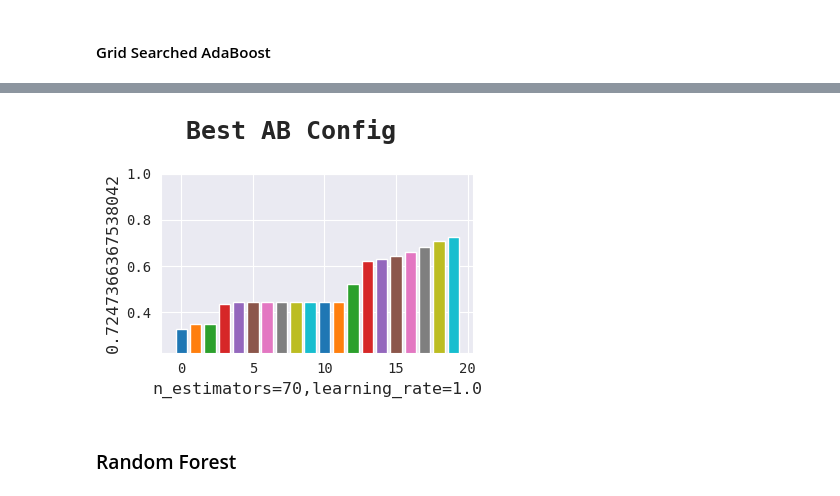
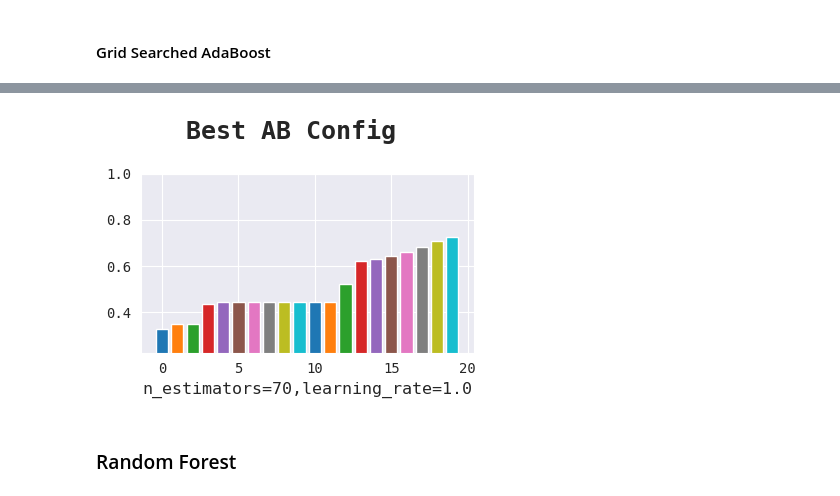
Before and after one commit to SHREYA-1103/Obesity-risk-analysis, a Jupyter notebook: ml_model_analysis.ipynb, the cells around one changed output, grey strips where cells are left out. Saved outputs shown, nothing was run; the diff lists cells and outputs as text; code cells hidden in the pictures.

```diff
--- a/ml_model_analysis.ipynb
+++ b/ml_model_analysis.ipynb
@@ -1057,23 +971,8 @@ chime.info()
 # %% [markdown]
 #### Grid Searched AdaBoost
 # %%
-start_time = time.perf_counter()
-
-history = []
-for n_estimators, learning_rate in itertools.product(
-        range(10, 101, 10),
-        [1.0, 0.1],
-):
-    key = f'n_estimators={n_estimators},learning_rate={learning_rate}'
-    print("Training", key)
-    model = skl.ensemble.AdaBoostClassifier(n_estimators=n_estimators, learning_rate=learning_rate)
-    model.fit(train_x, train_y)
-    history.append([key, {'model': model, 'train score': model.score(train_x, train_y),
-                          'val score': model.score(test_x, test_y)}])
-
-best_score, best_config, best_model = max([[x[1]['val score'], x[0], x[1]['model']] for x in history])
-save_submission('GSAB_' + best_config, best_model, data_test_ids, data_test)
-displayMD(header(4, kv('Best Val Accuracy', best_score)))
-displayMD(header(4, kv('Time Elapsed', f"{time.perf_counter() - start_time:.4f} seconds")))
-chime.success()
+history, *_ = conduct_grid_search_experiment("GSDT", search_space={
+    'n_estimators': range(10, 101, 10),
+    'learning_rate': [1.0, 0.1],
+}, model_supplier=skl.ensemble.AdaBoostClassifier, environment=tree_environment)
 # %% [output]
@@ -1102,14 +1001,7 @@ Training n_estimators=100,learning_rate=0.1
 # %%
-plt.figure(figsize=sml_fig)
-_hist = sorted([[x[1]['val score'], x] for x in history])
-for idx, (score, _) in enumerate(_hist):
-    plt.bar(idx, score)
-plt.ylabel(_hist[-1][0])
-plt.xlabel(_hist[-1][1][0])
-plt.ylim(min(0.5, _hist[0][0] - 0.1), 1.0)
-conclude_plot("Best AB Config")
+plot_model_comparsion("AB", history)
 # %% [output]
-[figure, old version]
+[figure, new version]
 # %% [markdown]
 ### Random Forest
 # %% [markdown]
```
Also changed, not shown: parts of 49 cells of this notebook, 4 other files.
